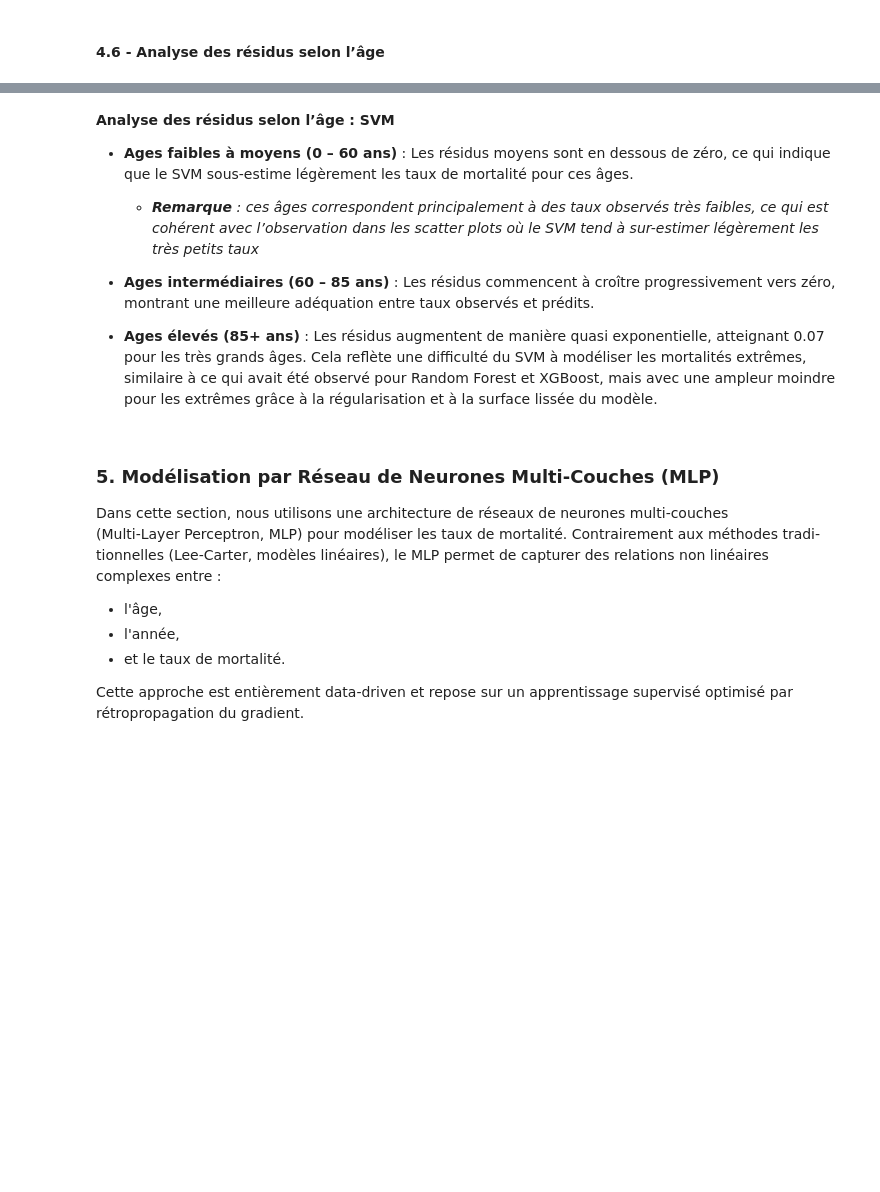
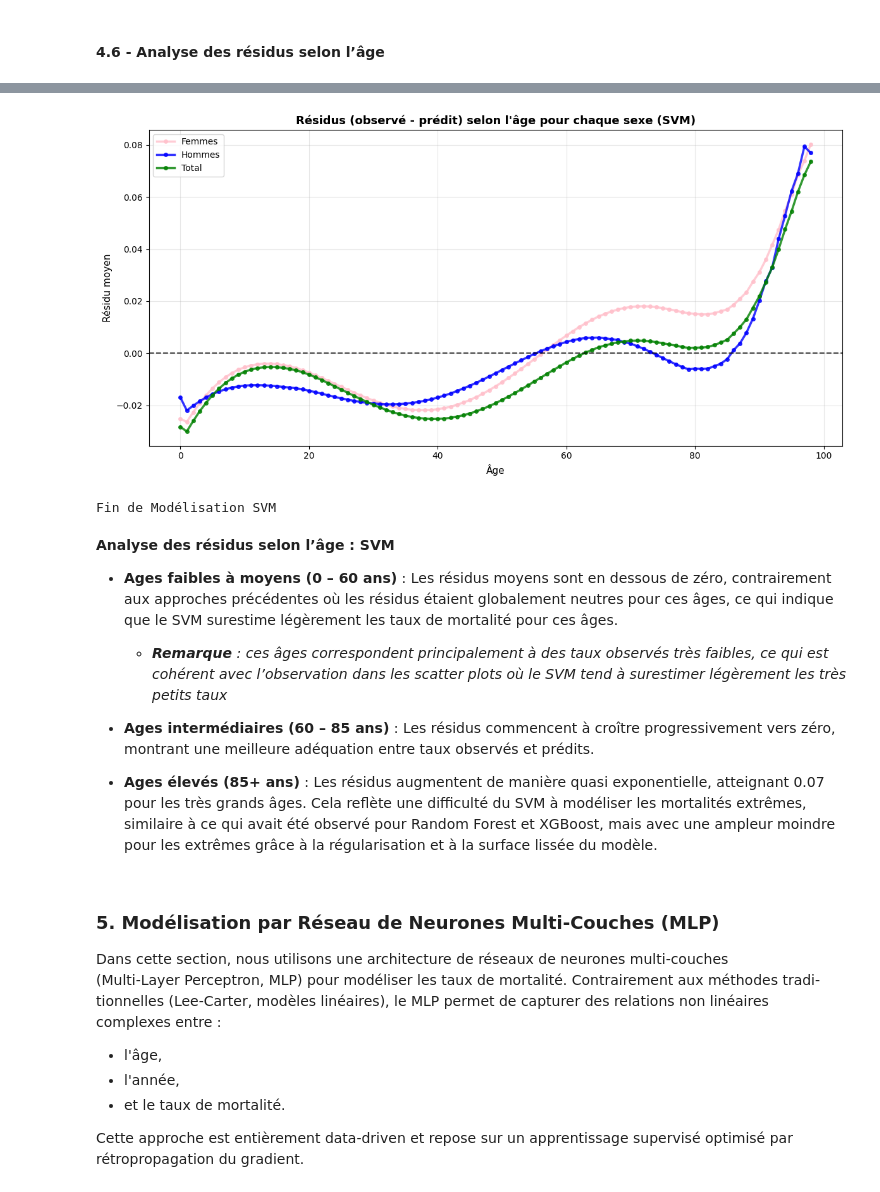
Before and after one commit to Salah10-source/Python-Project-Mortality, a Jupyter notebook: Python-Project/main.ipynb, the cells around one changed output, grey strips where cells are left out. Saved outputs shown, nothing was run; the diff lists cells and outputs as text; code cells hidden in the pictures; blank space fills up the shorter version.

```diff
--- a/Python-Project/main.ipynb
+++ b/Python-Project/main.ipynb
@@ -3267,7 +3202,7 @@ for name in targets.keys():
         'MAE': f"{mae:.5f}",
         'RMSE': f"{rmse:.5f}",
         'MAPE (%)': f"{mape:.2f}",
-        'R2': f"{r2:.4f}"
+        'R²': f"{r2:.4f}"
     })
 
 df_metrics_XGB = pd.DataFrame(metrics_table_XGB)
@@ -3405,9 +3307,9 @@ Pour chaque population, nous visualisons :
 fig, axes = plt.subplots(1, 3, figsize=(15, 4))
 
 for idx, (name, target_col) in enumerate(targets.items()):
-    residuals_by_age = test_viz.groupby('Age')[f'resid_{target_col}'].mean()
+    residuals_by_age_XGB = test_viz_XGB.groupby('Age')[f'resid_{target_col}'].mean()
 
-    axes[idx].plot(residuals_by_age.index, residuals_by_age.values,
+    axes[idx].plot(residuals_by_age_XGB.index, residuals_by_age_XGB.values,
                    linewidth=2, color='darkgreen', marker='o', markersize=3)
     axes[idx].set_title(f'Résidus moyens par âge - {name}',
                         fontsize=11, fontweight='bold')
@@ -3646,7 +3537,7 @@ for name in targets.keys():
         'MAE': f"{mae:.4f}",
         'RMSE': f"{rmse:.4f}",
         'MAPE (%)': f"{mape:.2f}",
-        'R2': f"{r2:.4f}",
+        'R²': f"{r2:.4f}",
     })
 
 
@@ -3673,10 +3564,10 @@ Total       0.0174  0.0254  2882.49  0.9034
 # %% [markdown]
 #### 4.5 - Visualisations : Taux observés vs. prédits
 # %%
-test_viz = test.copy()
+test_viz_SVM = test.copy()
 for name in targets.keys():
-    test_viz[f'pred_{targets[name]}'] = predictions_SVM[name]
-    test_viz[f'resid_{targets[name]}'] = test_viz[targets[name]] - test_viz[f'pred_{targets[name]}']
+    test_viz_SVM[f'pred_{targets[name]}'] = predictions_SVM[name]
+    test_viz_SVM[f'resid_{targets[name]}'] = test_viz_SVM[targets[name]] - test_viz_SVM[f'pred_{targets[name]}']
 
 # Scatter plots observé vs prédit
 for name, target_col in targets.items():
@@ -3684,8 +3575,8 @@ for name, target_col in targets.items():
 
     fig, ax = plt.subplots(figsize=(8, 6))
 
-    y_true = test_viz[target_col]
-    y_pred = test_viz[f'pred_{target_col}']
+    y_true = test_viz_SVM[target_col]
+    y_pred = test_viz_SVM[f'pred_{target_col}']
 
     # Scatter plot
     ax.scatter(y_true, y_pred, alpha=0.5, s=20,
@@ -3762,8 +3615,38 @@ Fin de Modélisation SVM
+# %%
+# Résidus selon l'âge pour chaque sexe
+fig, ax = plt.subplots(figsize=(12, 6))
+
+colors = {'Femmes': 'pink', 'Hommes': 'blue', 'Total': 'green'}
+
+for name, target_col in targets.items():
+    residuals_by_age_SVM = test_viz_SVM.groupby('Age')[f'resid_{target_col}'].mean()
+
+    ax.plot(residuals_by_age_SVM.index, residuals_by_age_SVM.values,
+            linewidth=2.5, color=colors[name], marker='o',
+            markersize=4, label=name, alpha=0.8)
+
+# Ligne de référence à 0
+ax.axhline(y=0, color='black', linestyle='--', linewidth=1.5, alpha=0.7)
+
+ax.set_title('Résidus (observé - prédit) selon l\'âge pour chaque sexe (SVM)',
+             fontsize=13, fontweight='bold')
+ax.set_xlabel('Âge', fontsize=11)
+ax.set_ylabel('Résidu moyen', fontsize=11)
+ax.legend(loc='upper left', fontsize=10)
+ax.grid(alpha=0.3)
+
+plt.tight_layout()
+plt.show()
+
+print("Fin de Modélisation SVM")
+# %% [output]
+[figure, added]
+Fin de Modélisation SVM
 # %% [markdown]
 **Analyse des résidus selon l’âge : SVM**
 
-- **Ages faibles à moyens (0 – 60 ans)** : Les résidus moyens sont en dessous de zéro, ce qui indique que le SVM sous-estime légèrement les taux de mortalité pour ces âges.
-    - ***Remarque** : ces âges correspondent principalement à des taux observés très faibles, ce qui est cohérent avec l’observation dans les scatter plots où le SVM tend à sur-estimer légèrement les très petits taux*
+- **Ages faibles à moyens (0 – 60 ans)** : Les résidus moyens sont en dessous de zéro, contrairement aux approches précédentes où les résidus étaient globalement neutres pour ces âges, ce qui indique que le SVM surestime légèrement les taux de mortalité pour ces âges.
+    - ***Remarque** : ces âges correspondent principalement à des taux observés très faibles, ce qui est cohérent avec l’observation dans les scatter plots où le SVM tend à surestimer légèrement les très petits taux*
 
 - **Ages intermédiaires (60 – 85 ans)** : Les résidus commencent à croître progressivement vers zéro, montrant une meilleure adéquation entre taux observés et prédits.
 
```
Also changed, not shown: parts of 33 cells of this notebook, 1 other file.
